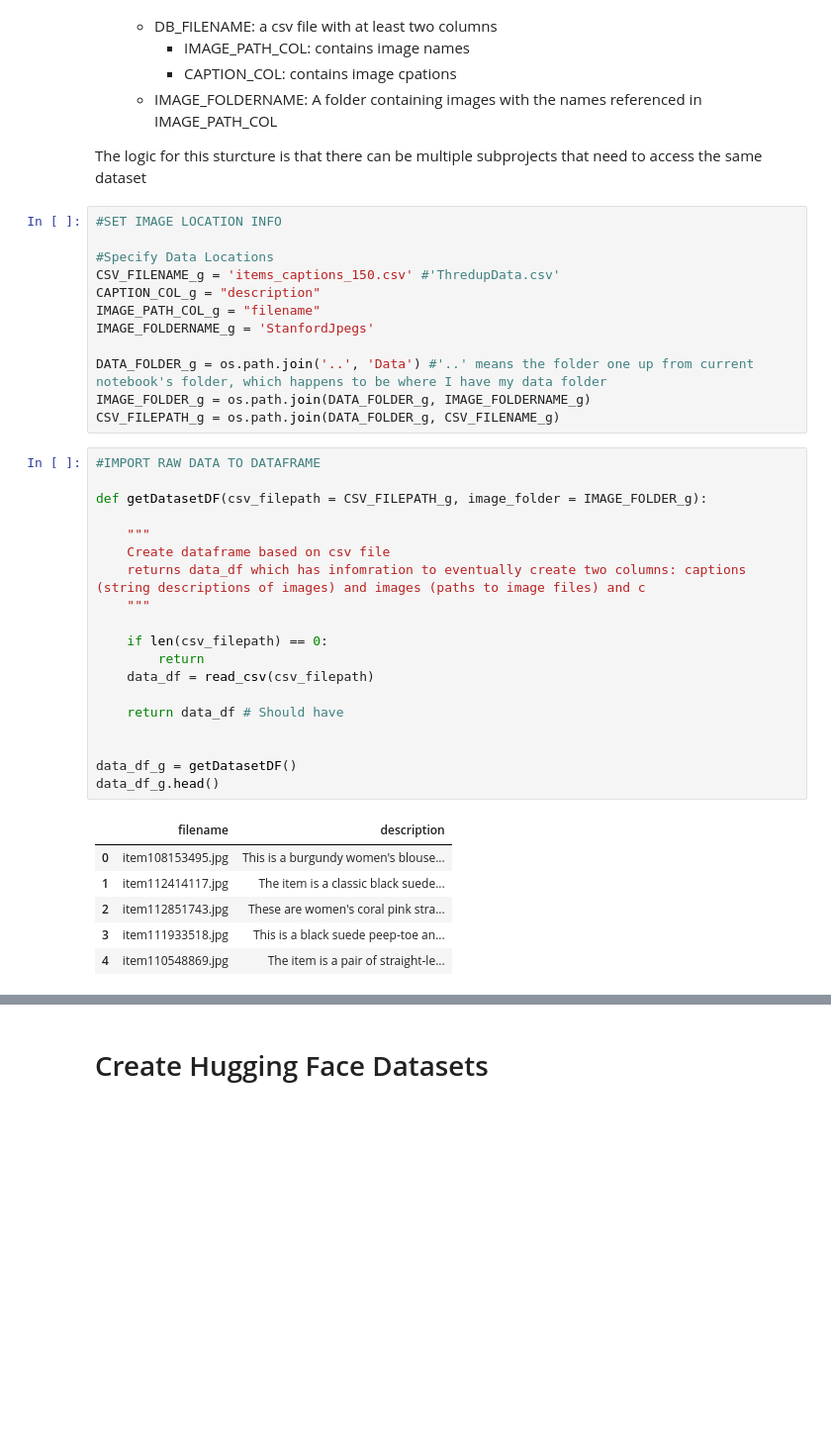
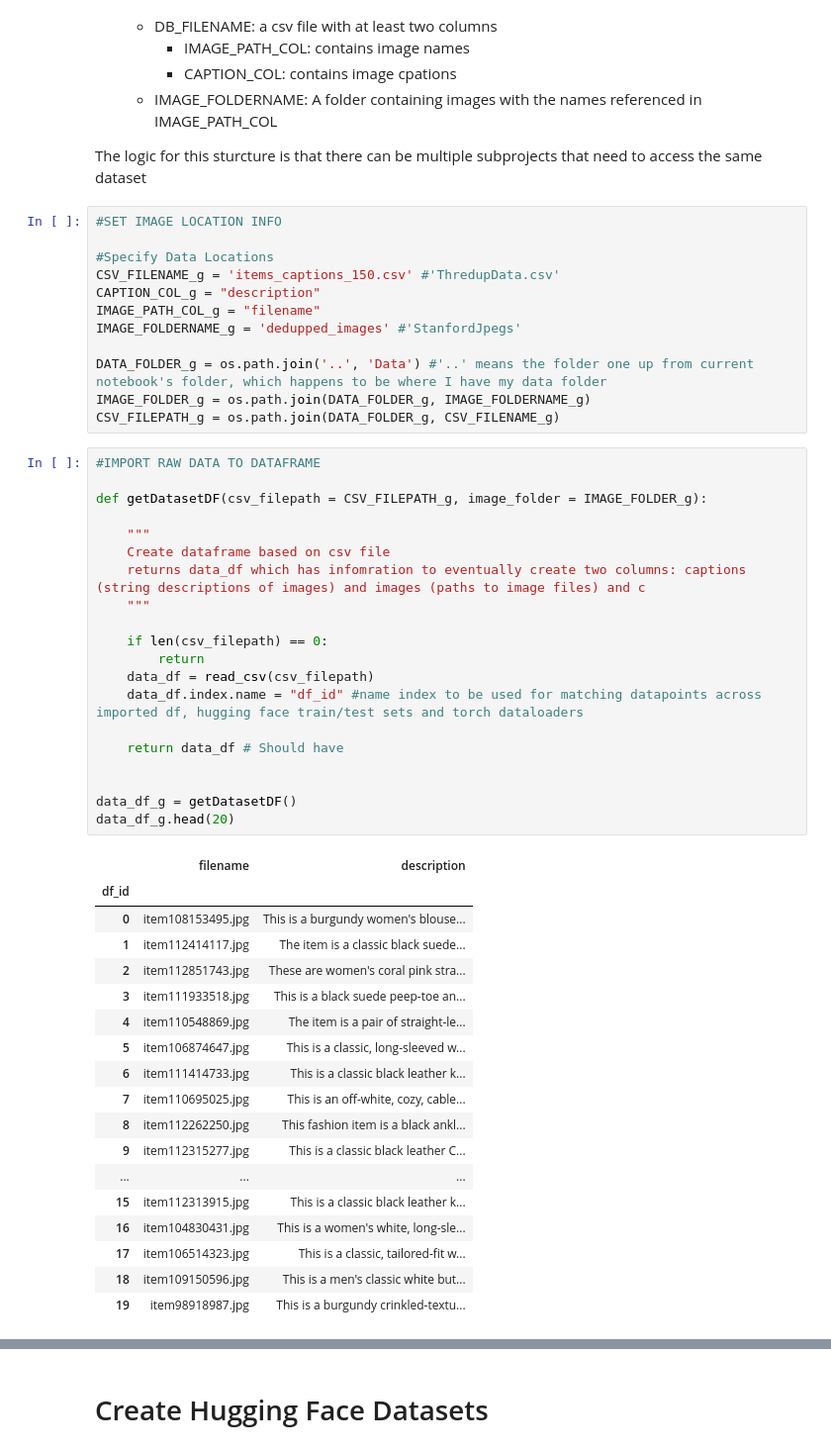
Before and after one commit to Krink22/EcoStyleSearch_NLP, a Jupyter notebook: fashion_image_captioner.ipynb, the cells around one changed output, grey strips where cells are left out. Shown: that part at 99% size. Saved outputs shown, nothing was run; the diff lists cells and outputs as text; blank space fills up the shorter version.

```diff
--- a/fashion_image_captioner.ipynb
+++ b/fashion_image_captioner.ipynb
@@ -84,7 +87,7 @@ The logic for this sturcture is that there can be multiple subprojects that need
 CSV_FILENAME_g = 'items_captions_150.csv' #'ThredupData.csv'
 CAPTION_COL_g = "description"
 IMAGE_PATH_COL_g = "filename"
-IMAGE_FOLDERNAME_g = 'StanfordJpegs'
+IMAGE_FOLDERNAME_g = 'dedupped_images' #'StanfordJpegs'
 
 DATA_FOLDER_g = os.path.join('..', 'Data') #'..' means the folder one up from current notebook's folder, which happens to be where I have my data folder
 IMAGE_FOLDER_g = os.path.join(DATA_FOLDER_g, IMAGE_FOLDERNAME_g)
@@ -92,29 +95,42 @@ CSV_FILEPATH_g = os.path.join(DATA_FOLDER_g, CSV_FILENAME_g)
 # %%
 #IMPORT RAW DATA TO DATAFRAME
 
 def getDatasetDF(csv_filepath = CSV_FILEPATH_g, image_folder = IMAGE_FOLDER_g):
 
     """
     Create dataframe based on csv file
     returns data_df which has infomration to eventually create two columns: captions (string descriptions of images) and images (paths to image files) and c
     """
 
     if len(csv_filepath) == 0:
         return
     data_df = read_csv(csv_filepath)
+    data_df.index.name = "df_id" #name index to be used for matching datapoints across imported df, hugging face train/test sets and torch dataloaders
 
     return data_df # Should have
 
 
 data_df_g = getDatasetDF()
-data_df_g.head()
+data_df_g.head(20)
 # %% [output]
 |  | filename | description |
+| df_id |  |  |
 | 0 | item108153495.jpg | This is a burgundy women's blouse... |
 | 1 | item112414117.jpg | The item is a classic black suede... |
 | 2 | item112851743.jpg | These are women's coral pink stra... |
 | 3 | item111933518.jpg | This is a black suede peep-toe an... |
 | 4 | item110548869.jpg | The item is a pair of straight-le... |
+| 5 | item106874647.jpg | This is a classic, long-sleeved w... |
+| 6 | item111414733.jpg | This is a classic black leather k... |
+| 7 | item110695025.jpg | This is an off-white, cozy, cable... |
+| 8 | item112262250.jpg | This fashion item is a black ankl... |
+| 9 | item112315277.jpg | This is a classic black leather C... |
+| ... | ... | ... |
+| 15 | item112313915.jpg | This is a classic black leather k... |
+| 16 | item104830431.jpg | This is a women's white, long-sle... |
+| 17 | item106514323.jpg | This is a classic, tailored-fit w... |
+| 18 | item109150596.jpg | This is a men's classic white but... |
+| 19 | item98918987.jpg | This is a burgundy crinkled-textu... |
 # %%
 #Optionally manually edit dataframe to explore effect of individual changes
 
```
Also changed, not shown: parts of 34 cells of this notebook.
